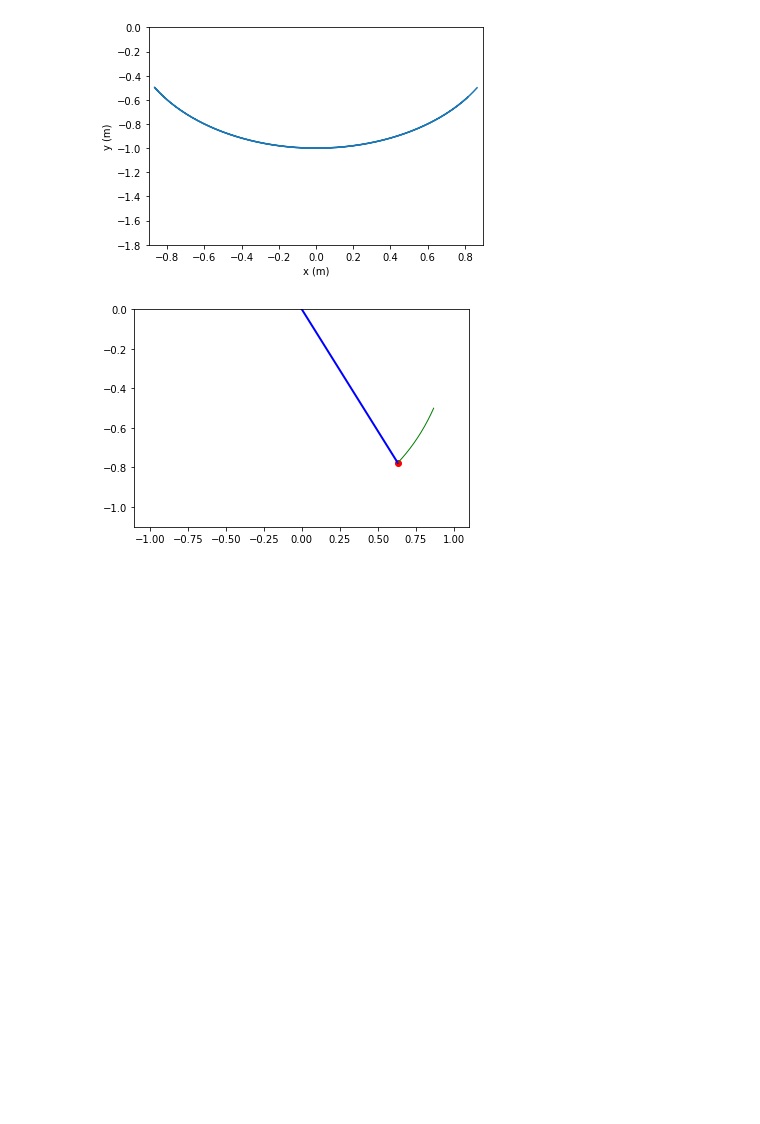
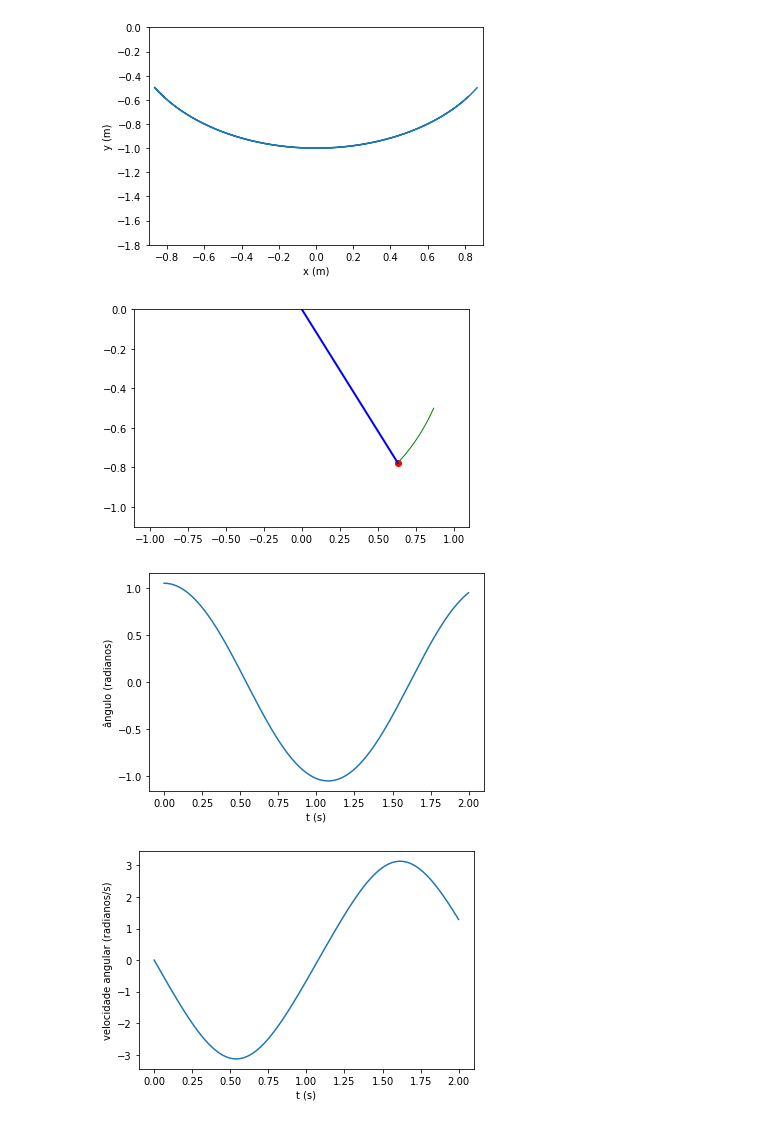
Before and after one commit to eduvaladao/aulas_python_UERJ, a Jupyter notebook: aula10_ODE.ipynb, the cells around one changed output. Cells and saved outputs as stored; diff of their text form; code cells hidden in the pictures; blank space fills up the shorter version.

```diff
--- a/aula10_ODE.ipynb
+++ b/aula10_ODE.ipynb
@@ -664,3 +664,44 @@ ani = animation.FuncAnimation(fig, draw, 301, interval= 1,  init_func=init, blit
 ani.save('anima_pendulo_simples.gif', writer='pillow', fps=60)
 # %% [output]
 [figure]
+# %%
+import math
+import numpy as np
+import matplotlib.pyplot as plt
+
+
+def theta2_prime(t, theta1, g = 9.8, l = 1):
+    return -(g/l)*math.sin(theta1)
+
+def theta1_prime(t, theta2):
+    return theta2
+
+def heun_2order(theta1_prime, theta2_prime, t, theta1_0, theta2_0):
+    theta1 = [theta1_0]
+    theta2 = [theta2_0]
+    dt = t[1] - t[0]
+    for i in range(len(t)-1):
+        thetaa1_iplus1 = theta1[i] + theta1_prime(t[i], theta2[i])*dt
+        thetaa2_iplus1 = theta2[i] + theta2_prime(t[i], theta1[i])*dt
+        theta1_iplus1 = theta1[i] + (theta1_prime(t[i], theta2[i]) + theta1_prime(t[i+1], thetaa2_iplus1))*(dt/2)
+        theta2_iplus1 = theta2[i] + (theta2_prime(t[i], theta1[i]) + theta2_prime(t[i+1], thetaa1_iplus1))*(dt/2)
+        theta1.append(theta1_iplus1)
+        theta2.append(theta2_iplus1)
+    return theta1, theta2
+
+t = np.arange(0, 2, 0.001)
+a = math.pi/3
+theta1a, theta2a = heun_2order(theta1_prime, theta2_prime, t, a, 0)
+
+
+plt.plot(t, theta1a)
+plt.xlabel("t (s)")
+plt.ylabel("ângulo (radianos)")
+plt.show()
+plt.plot(t, theta2a)
+plt.xlabel("t (s)")
+plt.ylabel("velocidade angular (radianos/s)")
+plt.show()
+# %% [output]
+[figure, added]
+[figure, added]
```
Also changed, not shown: parts of 8 cells of this notebook.
